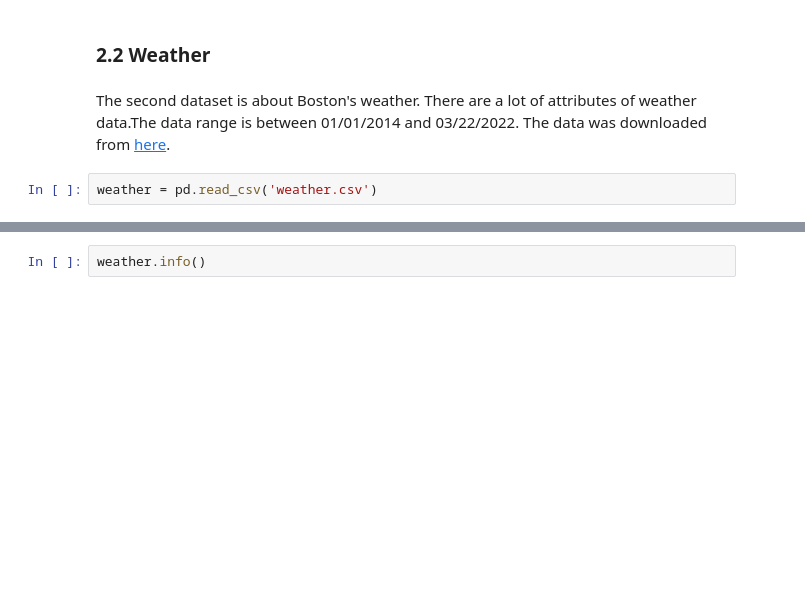
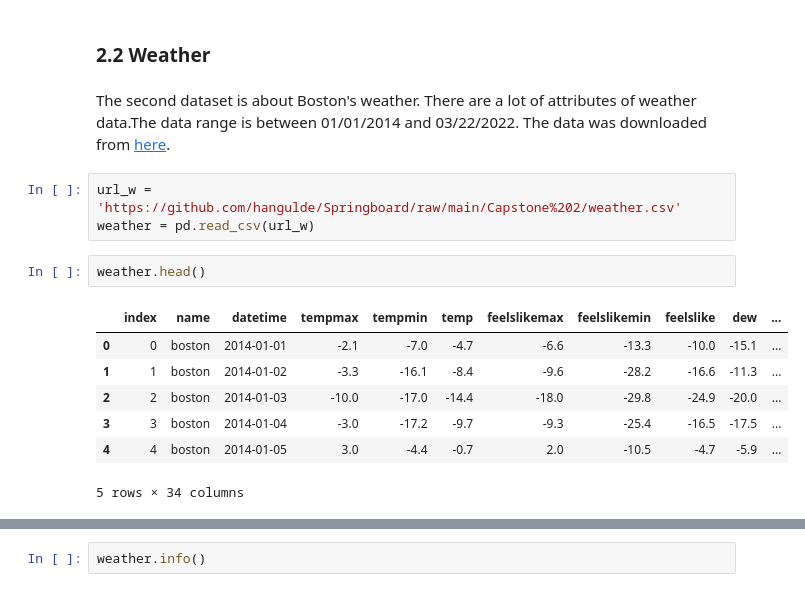
Before and after one commit to hangulde/Springboard, a Jupyter notebook: Capstone 2/Capstone 2. Boston Air Quality.ipynb, the cells around one changed output, grey strips where cells are left out. Drawn from its saved outputs; the diff is of its cells as text; blank space fills up the shorter version.

```diff
--- a/Capstone 2/Capstone 2. Boston Air Quality.ipynb
+++ b/Capstone 2/Capstone 2. Boston Air Quality.ipynb
@@ -65,4 +171,15 @@ air_quality=air_quality.reset_index()
 # %% [markdown]
 The second dataset is about Boston's weather. There are a lot of attributes of weather data.The data range is between 01/01/2014 and 03/22/2022. The data was downloaded from [here](https://www.visualcrossing.com/weather/weather-data-services).
 # %%
-weather = pd.read_csv('weather.csv')
+url_w = 'https://github.com/hangulde/Springboard/raw/main/Capstone%202/weather.csv'
+weather = pd.read_csv(url_w)
+# %%
+weather.head()
+# %% [output]
+|  | index | name | datetime | tempmax | tempmin | temp | feelslikemax | feelslikemin | feelslike | dew | ... |
+| 0 | 0 | boston | 2014-01-01 | -2.1 | -7.0 | -4.7 | -6.6 | -13.3 | -10.0 | -15.1 | ... |
+| 1 | 1 | boston | 2014-01-02 | -3.3 | -16.1 | -8.4 | -9.6 | -28.2 | -16.6 | -11.3 | ... |
+| 2 | 2 | boston | 2014-01-03 | -10.0 | -17.0 | -14.4 | -18.0 | -29.8 | -24.9 | -20.0 | ... |
+| 3 | 3 | boston | 2014-01-04 | -3.0 | -17.2 | -9.7 | -9.3 | -25.4 | -16.5 | -17.5 | ... |
+| 4 | 4 | boston | 2014-01-05 | 3.0 | -4.4 | -0.7 | 2.0 | -10.5 | -4.7 | -5.9 | ... |
+5 rows × 34 columns
```
Also changed, not shown: parts of 19 cells of this notebook.
